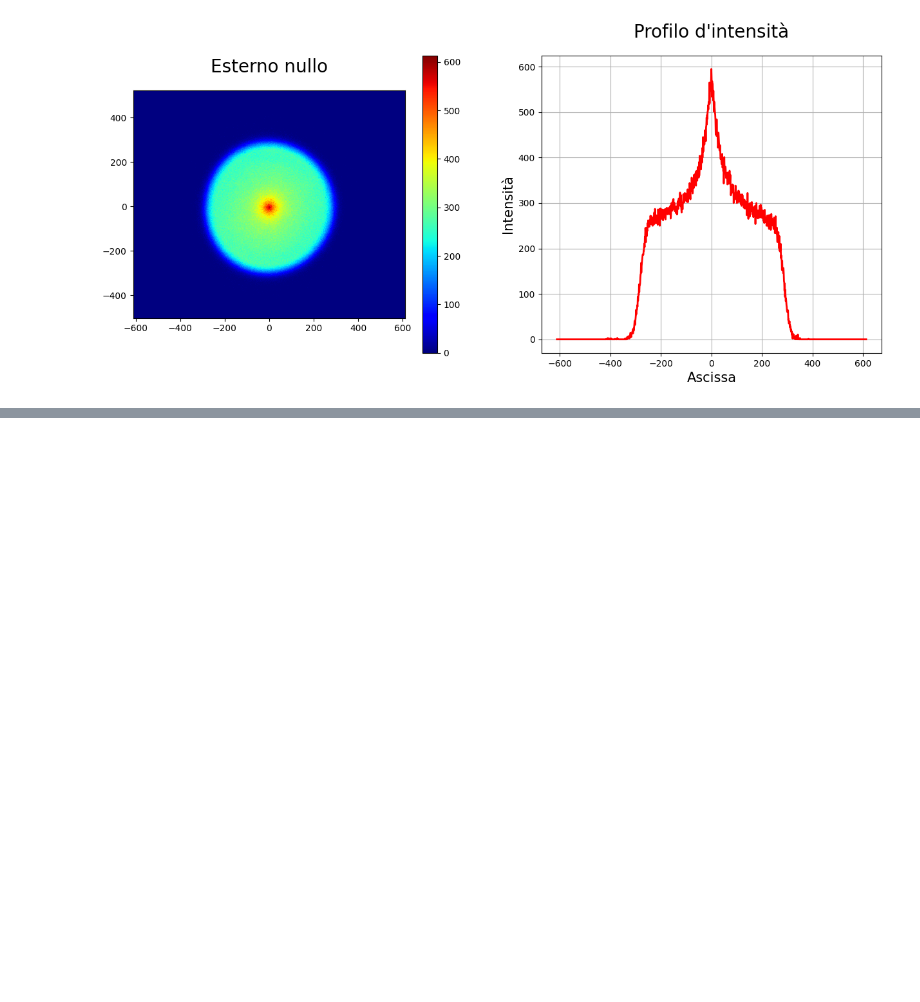
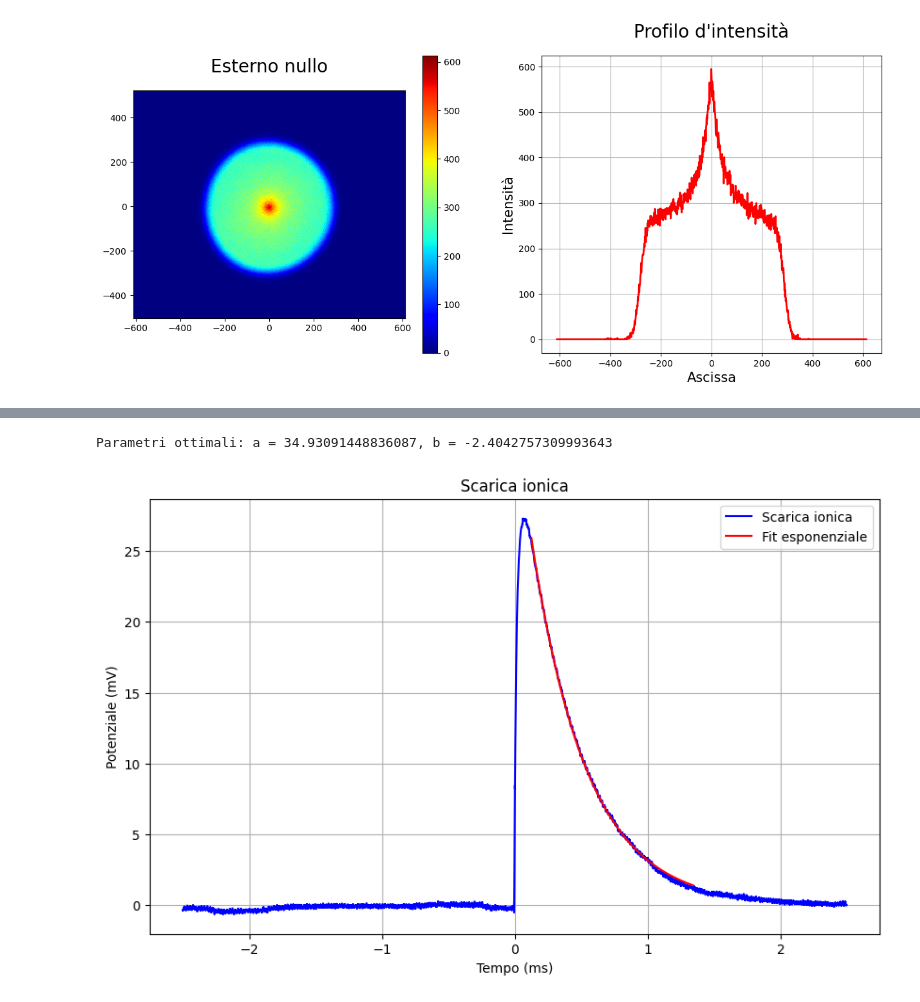
Before and after one commit to Negrini085/LaboPlasmi, a Jupyter notebook: Esperienze/Esperienza 0/esp0.ipynb, the cells around one changed output, grey strips where cells are left out. Drawn from its saved outputs; the diff is of its cells as text; code cells hidden in the pictures; blank space fills up the shorter version.

Commit message:
Immagini di scarica ionica ed elettronica

```diff
--- a/Esperienze/Esperienza 0/esp0.ipynb
+++ b/Esperienze/Esperienza 0/esp0.ipynb
@@ -196,0 +261,37 @@ del prof, plasma, appo
+# %%
+filename = 'Dati/Signals/ion_discharge/cdisch/cdisch_01.txt'
+
+# Lettura del file saltando le prime tre righe e specificando le colonne
+data = pd.read_csv(filename, delim_whitespace=True, skiprows=3, header=None)
+
+# Assegnazione delle colonne a t e v
+t = data[0].astype(float)
+v = data[1].astype(float)
+
+v_smooth = moving_av(v, window_size = 100)
+t = t[:len(v_smooth)]
+# %%
+# Fit esponenziale
+t_fit = t[41000:60000]
+popt, pcov = curve_fit(exp_func, t_fit, v_smooth[41000:60000])
+a, b = popt
+
+print(f"Parametri ottimali: a = {a}, b = {b}")
+
+
+v_fit = exp_func(t_fit, a, b)
+# %% [output]
+Parametri ottimali: a = 34.93091448836087, b = -2.4042757309993643
+# %%
+fig = plt.figure(figsize=(10, 6))
+
+plt.plot(t, v_smooth, 'b-', label = 'Scarica ionica')
+plt.plot(t_fit, v_fit, 'r-', label='Fit esponenziale')
+plt.xlabel('Tempo (ms)')
+plt.ylabel('Potenziale (mV)')
+plt.title('Scarica ionica')
+plt.grid(True)
+plt.legend()
+plt.show()
+# %% [output]
+[figure, added]
```
Also changed, not shown: parts of 10 cells of this notebook, 3 other files.
